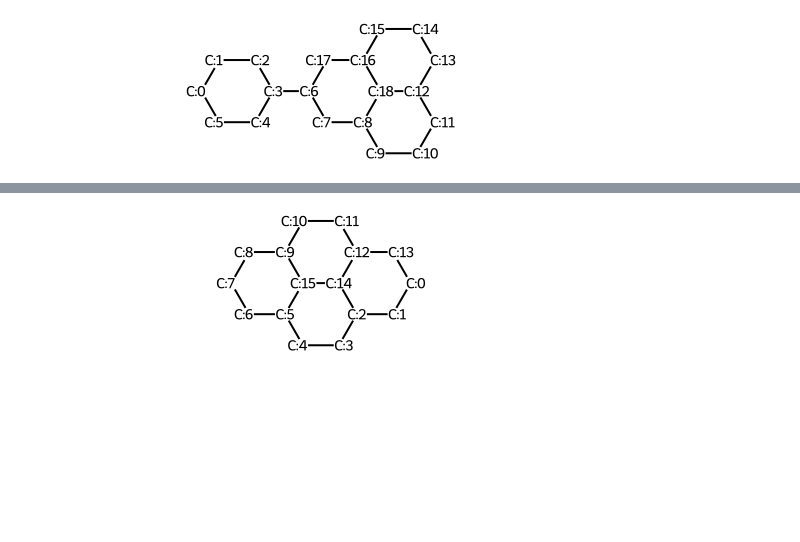
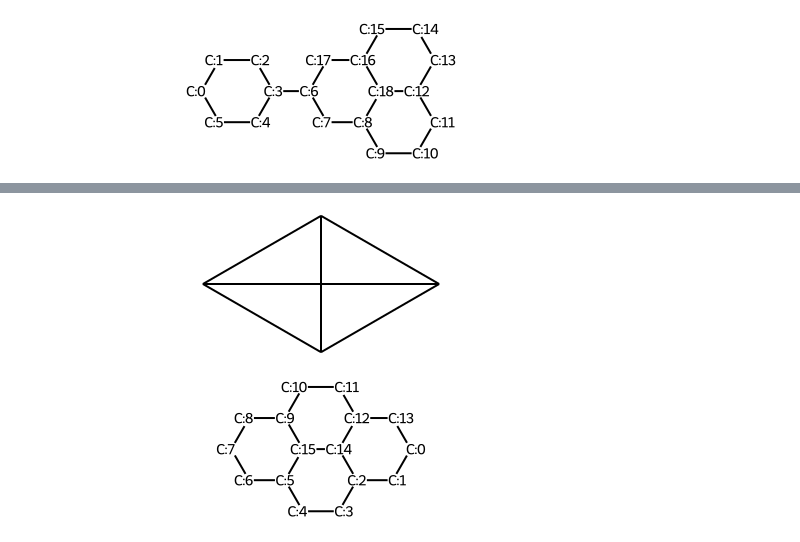
Before and after one commit to chopralab/Cliquify, a Jupyter notebook: t_enumerate.ipynb, the cells around one changed output, grey strips where cells are left out. Saved outputs shown, nothing was run; the diff lists cells and outputs as text; code cells hidden in the pictures; blank space fills up the shorter version.

```diff
--- a/t_enumerate.ipynb
+++ b/t_enumerate.ipynb
@@ -38,3 +157,15 @@ test_mol2
+# %%
+# Demo 1
+
+# mol2 = Chem.MolFromSmiles("ON=C1C[C@H]2CC3(C[C@@H](C1)c1ccccc12)OCCO3")
+# mol2 = Chem.MolFromSmiles("O[N:2]=[C:2]1[CH2:3][C@H:3]2[CH2:3][C:3]3([CH2:3][C@@H:3]([CH2:3]1)[C:3]1=[C:3]2C=[CH:9][CH:7]=[CH:8]1)[O:4]C[CH2:5][O:4]3")
+
+# Demo 2
+# mol2 = Chem.MolFromSmiles("CC(C)(C)c1ccc(C(=O)N[C@H]2CCN3CCCc4cccc2c43)cc1")
+# mol2 = Chem.MolFromSmiles("C[C:25](C)(C)[C:4]1=[CH:21]C=[C:23]([C:26](=O)[NH:7][CH:8]2[CH2:17][CH2:20][N:18]3C[CH2:15][CH2:13][C:14]4=[CH:10][CH:11]=C[C:17]2=[C:27]43)[CH:22]=[CH:21]1")
+mol2
+# %% [output]
+[figure, added]
 # %%
 def copy_atom(atom):
     new_atom = Chem.Atom(atom.GetSymbol())
```
Also changed, not shown: parts of 32 cells of this notebook, 5 other files.
